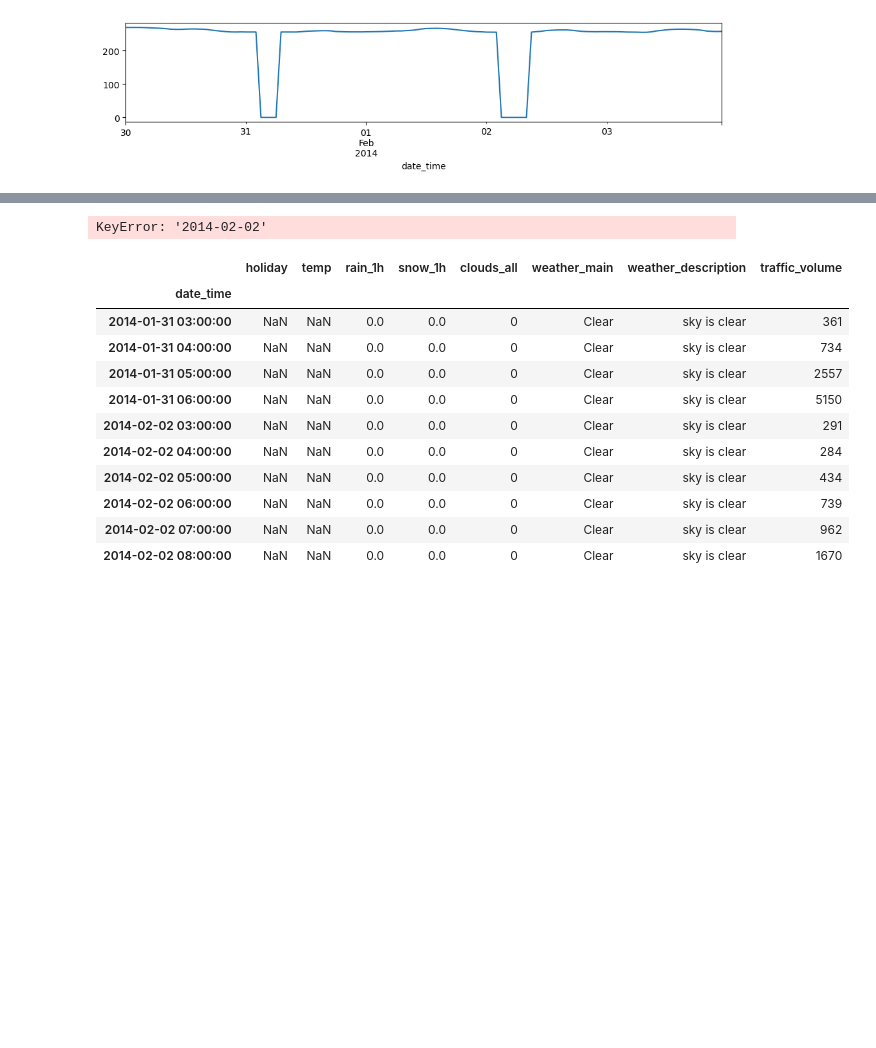
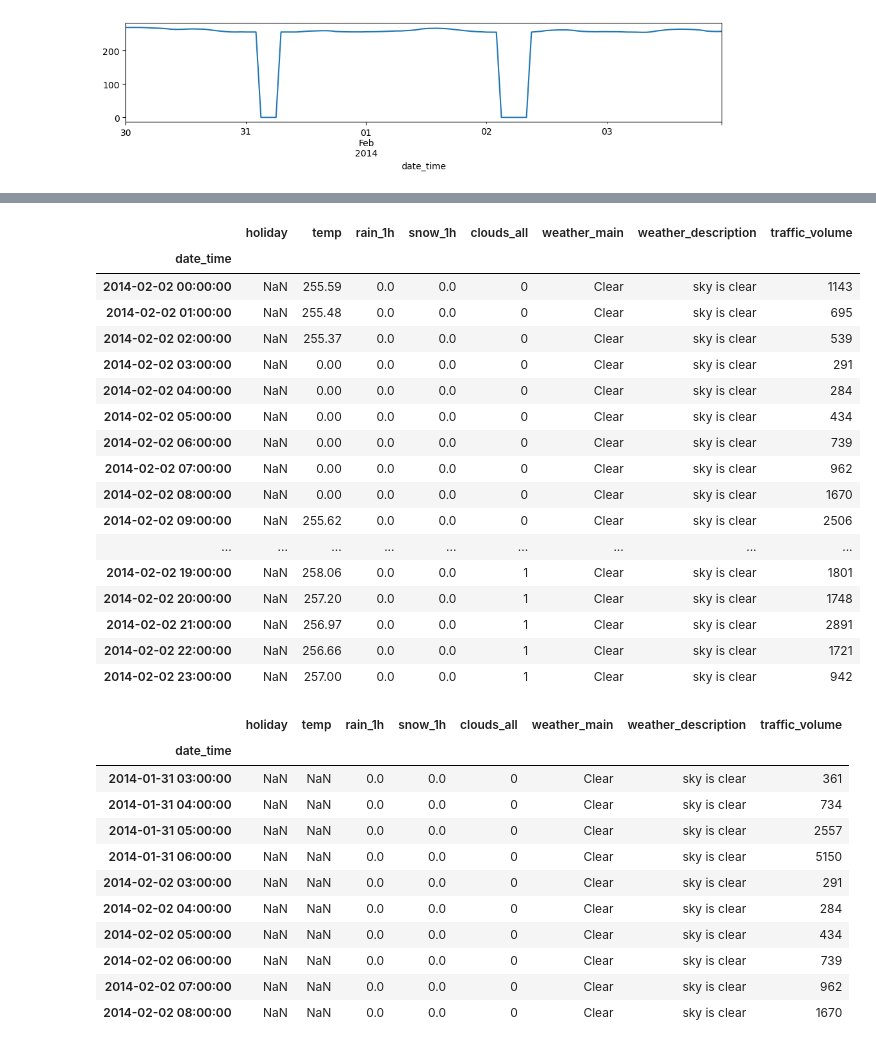
Before and after one commit to abeselom-tesfay/Smart-Traffic-Prediction-LSTM, a Jupyter notebook: Traffic_prediction.ipynb, the cells around one changed output, grey strips where cells are left out. Saved outputs shown, nothing was run; the diff lists cells and outputs as text; code cells hidden in the pictures; blank space fills up the shorter version.

```diff
--- a/Traffic_prediction.ipynb
+++ b/Traffic_prediction.ipynb
@@ -336,7 +353,24 @@ KeyError: '2014-01-31'
 # %%
-df_raw['2014-02-02']
+df_raw.loc['2014-02-02']
 # %% [output]
-KeyError: '2014-02-02'
+|  | holiday | temp | rain_1h | snow_1h | clouds_all | weather_main | weather_description | traffic_volume |
+| date_time |  |  |  |  |  |  |  |  |
+| 2014-02-02 00:00:00 | NaN | 255.59 | 0.0 | 0.0 | 0 | Clear | sky is clear | 1143 |
+| 2014-02-02 01:00:00 | NaN | 255.48 | 0.0 | 0.0 | 0 | Clear | sky is clear | 695 |
+| 2014-02-02 02:00:00 | NaN | 255.37 | 0.0 | 0.0 | 0 | Clear | sky is clear | 539 |
+| 2014-02-02 03:00:00 | NaN | 0.00 | 0.0 | 0.0 | 0 | Clear | sky is clear | 291 |
+| 2014-02-02 04:00:00 | NaN | 0.00 | 0.0 | 0.0 | 0 | Clear | sky is clear | 284 |
+| 2014-02-02 05:00:00 | NaN | 0.00 | 0.0 | 0.0 | 0 | Clear | sky is clear | 434 |
+| 2014-02-02 06:00:00 | NaN | 0.00 | 0.0 | 0.0 | 0 | Clear | sky is clear | 739 |
+| 2014-02-02 07:00:00 | NaN | 0.00 | 0.0 | 0.0 | 0 | Clear | sky is clear | 962 |
+| 2014-02-02 08:00:00 | NaN | 0.00 | 0.0 | 0.0 | 0 | Clear | sky is clear | 1670 |
+| 2014-02-02 09:00:00 | NaN | 255.62 | 0.0 | 0.0 | 0 | Clear | sky is clear | 2506 |
+| ... | ... | ... | ... | ... | ... | ... | ... | ... |
+| 2014-02-02 19:00:00 | NaN | 258.06 | 0.0 | 0.0 | 1 | Clear | sky is clear | 1801 |
+| 2014-02-02 20:00:00 | NaN | 257.20 | 0.0 | 0.0 | 1 | Clear | sky is clear | 1748 |
+| 2014-02-02 21:00:00 | NaN | 256.97 | 0.0 | 0.0 | 1 | Clear | sky is clear | 2891 |
+| 2014-02-02 22:00:00 | NaN | 256.66 | 0.0 | 0.0 | 1 | Clear | sky is clear | 1721 |
+| 2014-02-02 23:00:00 | NaN | 257.00 | 0.0 | 0.0 | 1 | Clear | sky is clear | 942 |
 # %%
 day_1 = df_raw.index.date == datetime.date(2014, 1, 31)
 day_2 = df_raw.index.date == datetime.date(2014, 2, 2)
```
Also changed, not shown: parts of 23 cells of this notebook, 1 other file.
